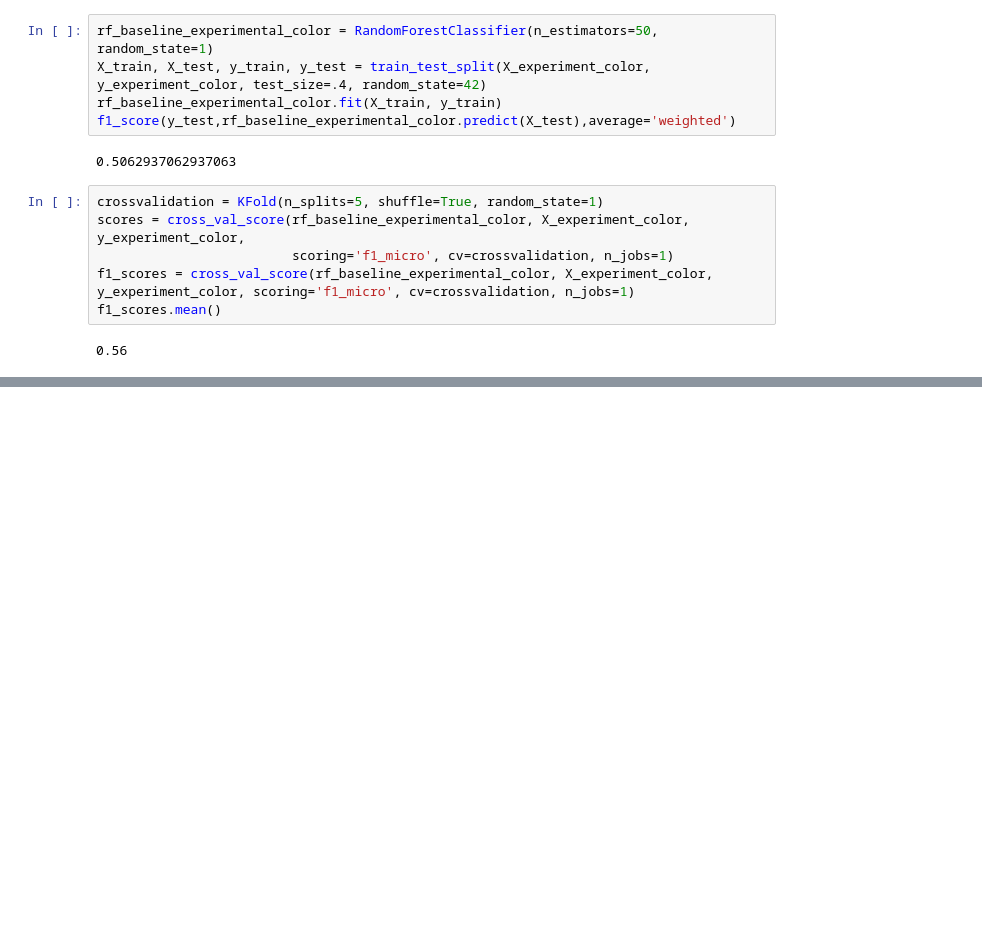
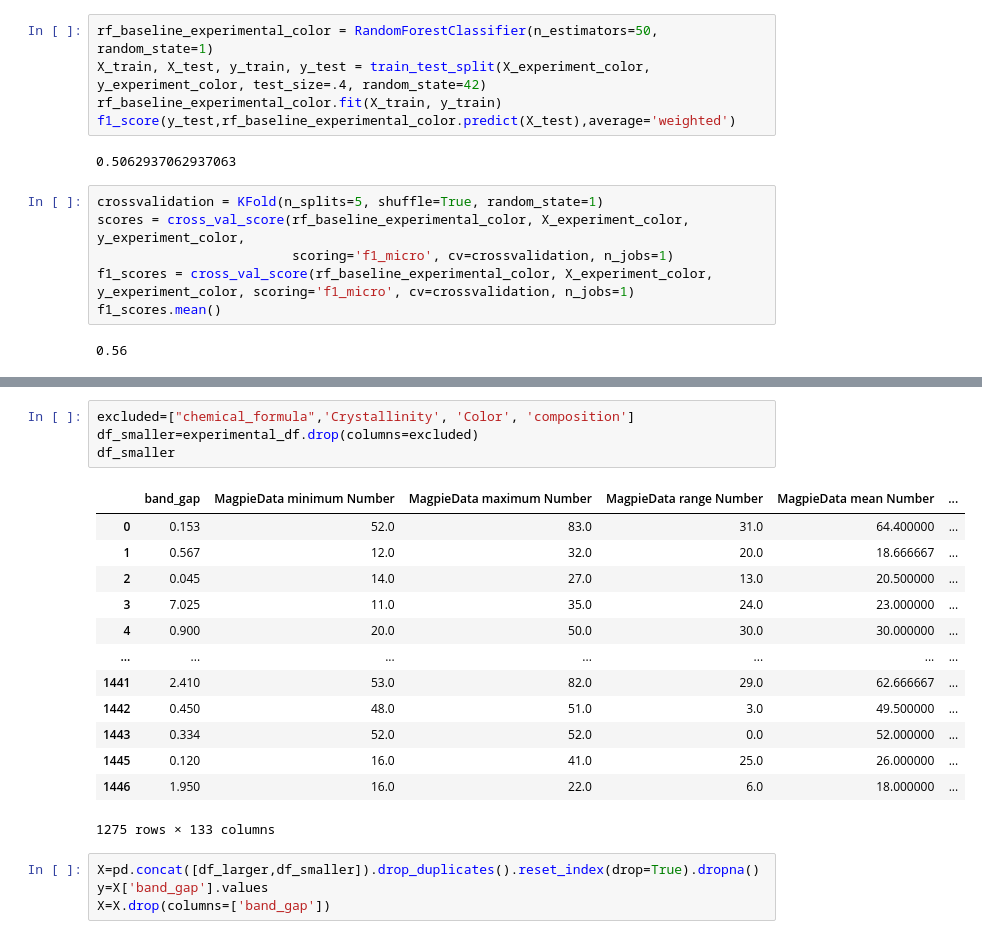
Before and after one commit to kyawlin/Materials_informatics, a Jupyter notebook: TL_comp_exp.ipynb, the cells around one changed output, grey strips where cells are left out. Saved outputs shown, nothing was run; the diff lists cells and outputs as text; blank space fills up the shorter version.

```diff
--- a/TL_comp_exp.ipynb
+++ b/TL_comp_exp.ipynb
@@ -252,0 +288,22 @@ f1_scores.mean()
+# %%
+excluded=["chemical_formula",'Crystallinity', 'Color', 'composition']
+df_smaller=experimental_df.drop(columns=excluded)
+df_smaller
+# %% [output]
+|  | band_gap | MagpieData minimum Number | MagpieData maximum Number | MagpieData range Number | MagpieData mean Number | ... |
+| 0 | 0.153 | 52.0 | 83.0 | 31.0 | 64.400000 | ... |
+| 1 | 0.567 | 12.0 | 32.0 | 20.0 | 18.666667 | ... |
+| 2 | 0.045 | 14.0 | 27.0 | 13.0 | 20.500000 | ... |
+| 3 | 7.025 | 11.0 | 35.0 | 24.0 | 23.000000 | ... |
+| 4 | 0.900 | 20.0 | 50.0 | 30.0 | 30.000000 | ... |
+| ... | ... | ... | ... | ... | ... | ... |
+| 1441 | 2.410 | 53.0 | 82.0 | 29.0 | 62.666667 | ... |
+| 1442 | 0.450 | 48.0 | 51.0 | 3.0 | 49.500000 | ... |
+| 1443 | 0.334 | 52.0 | 52.0 | 0.0 | 52.000000 | ... |
+| 1445 | 0.120 | 16.0 | 41.0 | 25.0 | 26.000000 | ... |
+| 1446 | 1.950 | 16.0 | 22.0 | 6.0 | 18.000000 | ... |
+1275 rows × 133 columns
+# %%
+X=pd.concat([df_larger,df_smaller]).drop_duplicates().reset_index(drop=True).dropna()
+y=X['band_gap'].values
+X=X.drop(columns=['band_gap'])
```
Also changed, not shown: parts of 4 cells of this notebook.
